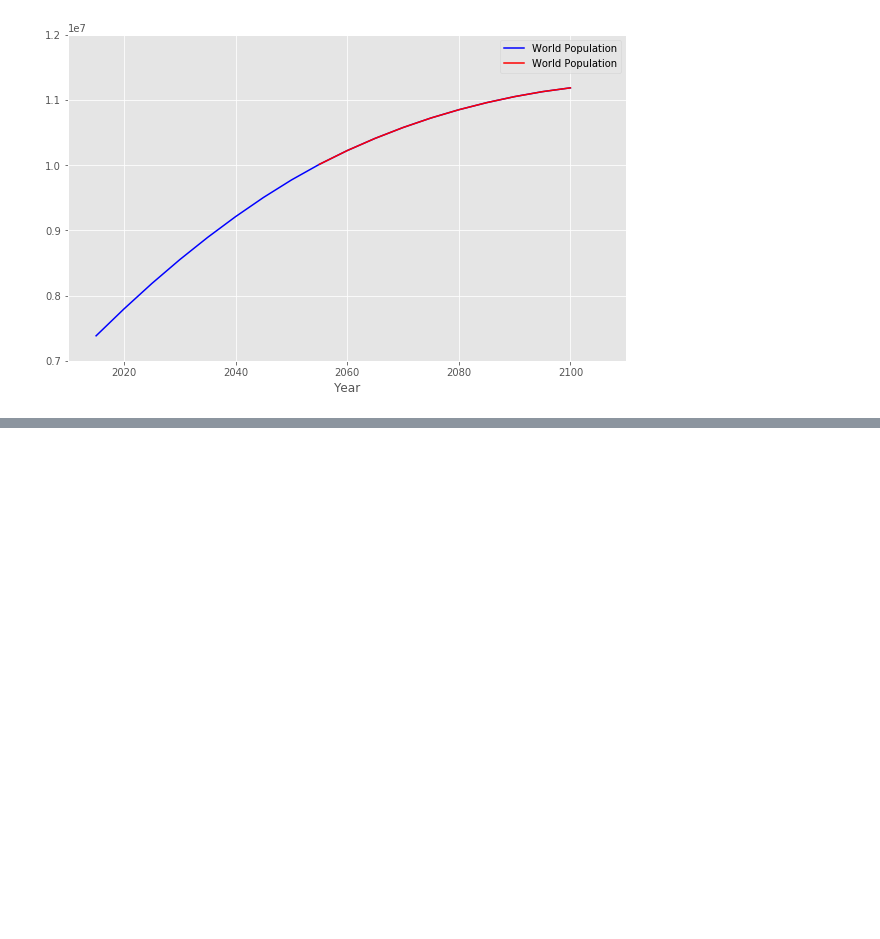
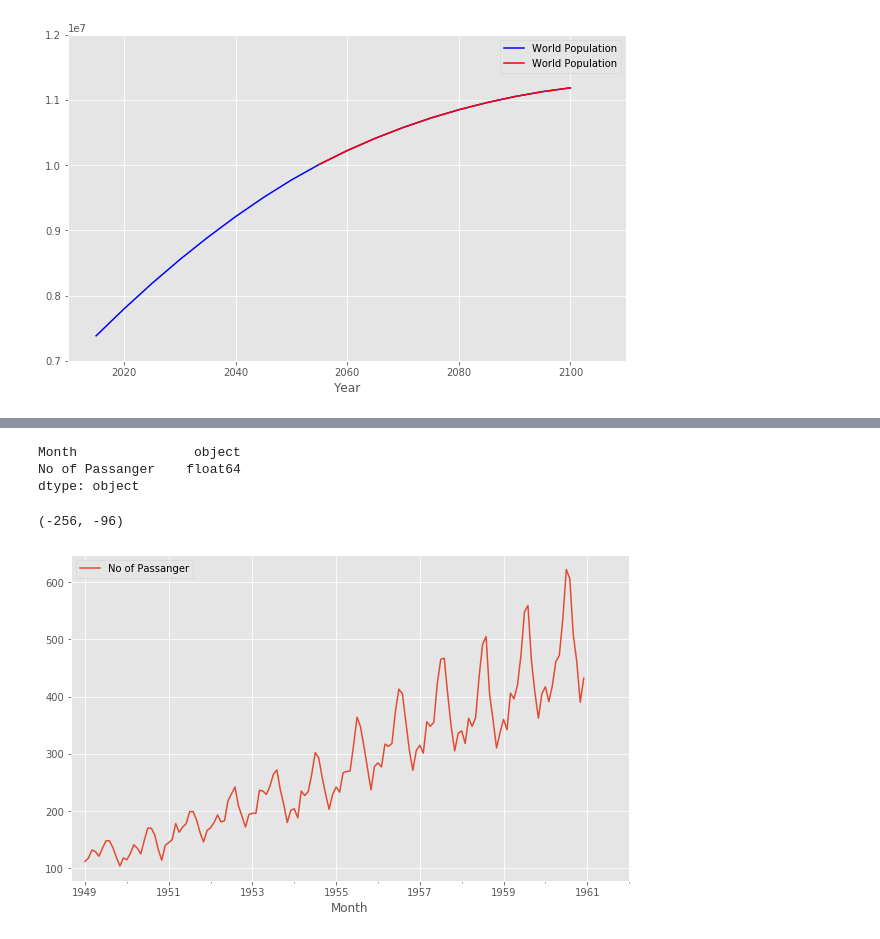
Before and after one commit to PacktPublishing/-Time-Series-Forecasting-with-Python-3.X, a Jupyter notebook: section 1/1.4Time Series Data Exploration.ipynb, the cells around one changed output, grey strips where cells are left out. Saved outputs shown, nothing was run; the diff lists cells and outputs as text; code cells hidden in the pictures; blank space fills up the shorter version.

Commit message:
added airline passenger data analysis

```diff
--- a/section 1/1.4Time Series Data Exploration.ipynb
+++ b/section 1/1.4Time Series Data Exploration.ipynb
@@ -72,0 +77,2 @@ ax.set_ylim(7e6,12e6)
+# %%
+airline_df = pd.read_csv('../data/international-airline-passengers.csv')
@@ -72,0 +91,8 @@ ax.set_ylim(7e6,12e6)
+# %%
+# Remove the last row as it's not used for analysis
+airline_df = airline_df[:-1]
+
+# Rename columns for the readability
+airline_df.rename(
+    columns={'International airline passengers: monthly totals in thousands. Jan 49 ? Dec 60': 'No of Passanger'},
+    inplace=True)
@@ -72,0 +108,20 @@ ax.set_ylim(7e6,12e6)
+# %%
+airline_df.dtypes
+# %% [output]
+Month               object
+No of Passanger    float64
+dtype: object
+# %%
+
+airline_df['Month'] = airline_df['Month'].map(lambda x: x + '-01')
+
+airline_df['Month'] = pd.to_datetime(airline_df['Month'], format='%Y-%m-%d')
+# %%
+airline_df.set_index('Month', inplace=True)
+# %%
+# Setting limiits with datetime
+ax = airline_df.plot()
+ax.set_xlim(pd.Timestamp('1948-09-01'), pd.Timestamp('1962-01-01'))
+# %% [output]
+(-256, -96)
+[figure, added]
```
Also changed, not shown: parts of 5 cells of this notebook.
